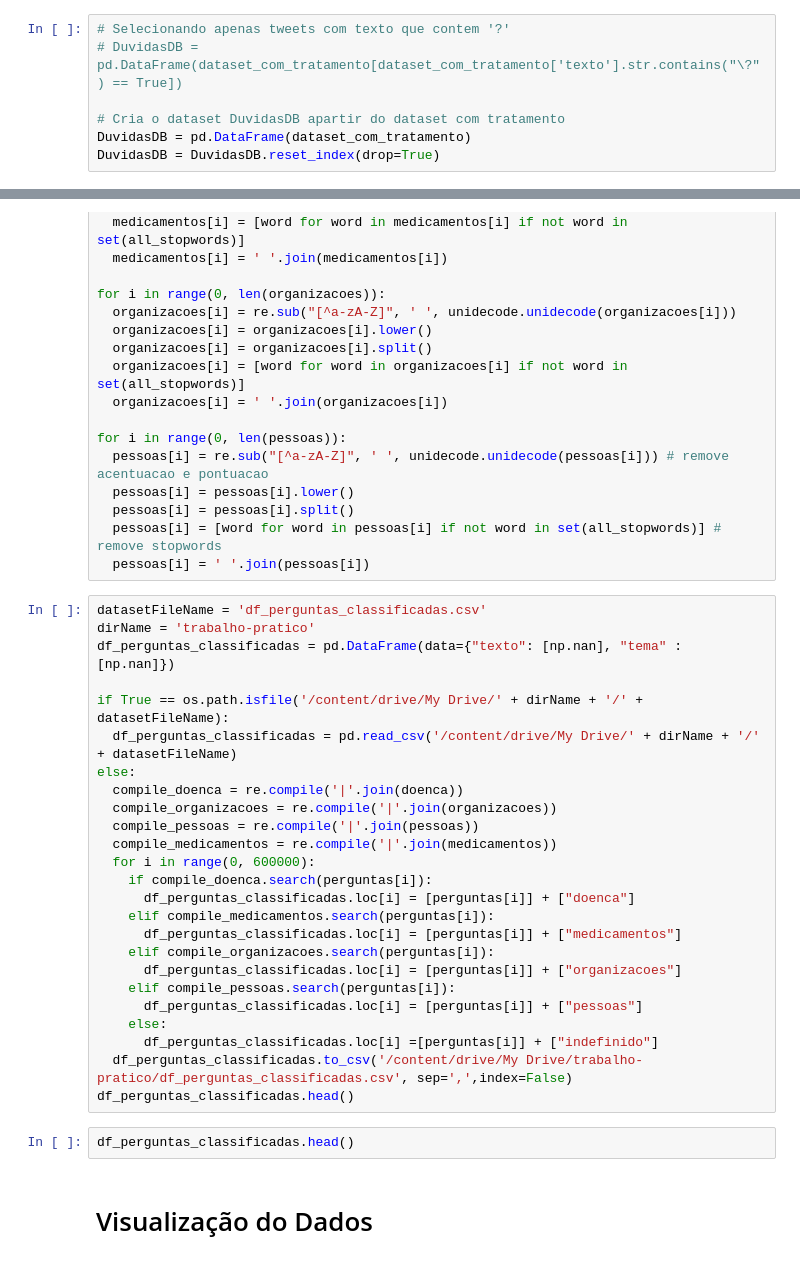
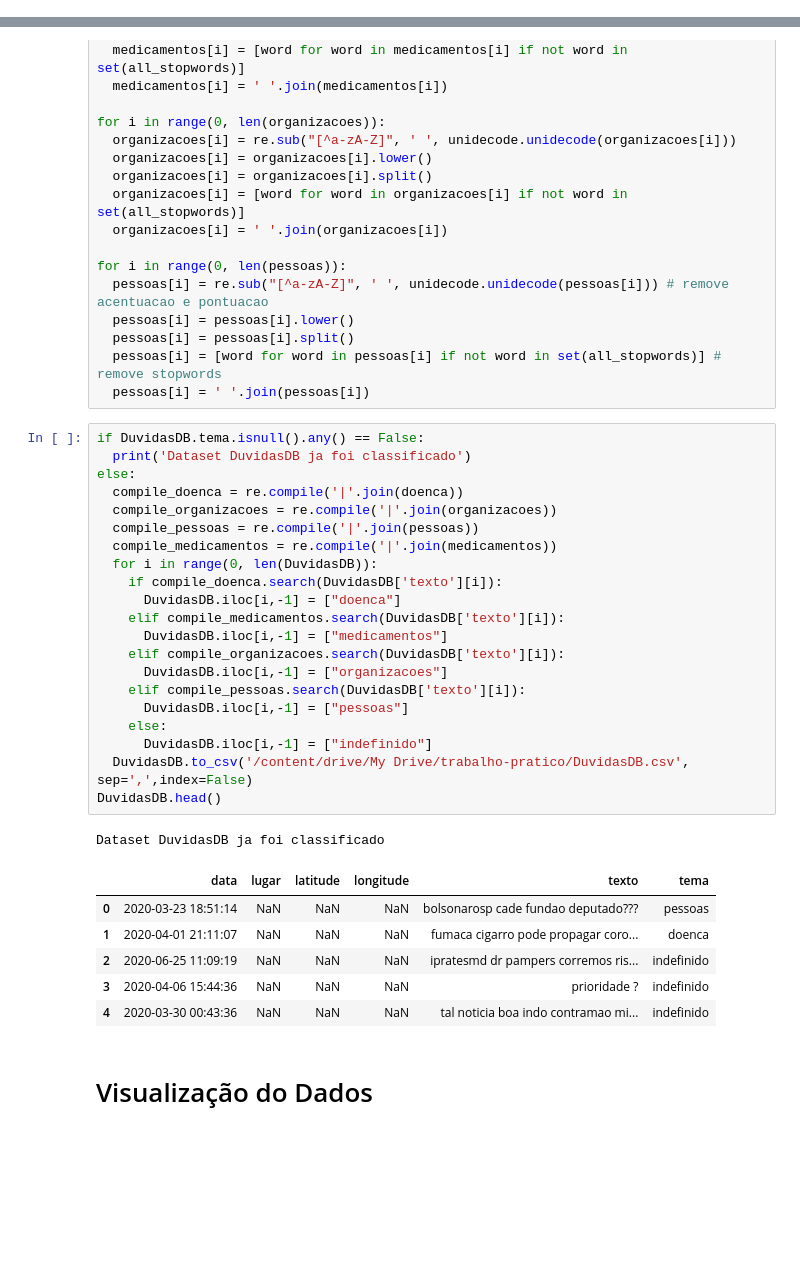
Before and after one commit to ednux/data-science-twitters-covid, a Jupyter notebook: main.ipynb, the cells around one changed output, grey strips where cells are left out. Cells and saved outputs as stored; diff of their text form; blank space fills up the shorter version.

Commit message:
Refatoração da seleção e classificação do dataset DuvidasDB

```diff
--- a/main.ipynb
+++ b/main.ipynb
@@ -998,12 +998,5 @@ dataset_com_tratamento = dataset_com_tratamento.reset_index(drop=True)
 # %% [markdown]
 ## Criando o *dataset* DuvidasDB
-# %%
-# Selecionando apenas tweets com texto que contem '?'
-# DuvidasDB = pd.DataFrame(dataset_com_tratamento[dataset_com_tratamento['texto'].str.contains("\?") == True])
-
-# Cria o dataset DuvidasDB apartir do dataset com tratamento
-DuvidasDB = pd.DataFrame(dataset_com_tratamento)
-DuvidasDB = DuvidasDB.reset_index(drop=True)
 # %%
 all_stopwords = list()
 with open("/content/drive/My Drive/trabalho-pratico/custom_portuguese.txt", "r") as a_file:
@@ -1072,32 +1073,34 @@ for i in range(0, len(pessoas)):
   pessoas[i] = [word for word in pessoas[i] if not word in set(all_stopwords)] # remove stopwords
   pessoas[i] = ' '.join(pessoas[i])
 # %%
-datasetFileName = 'df_perguntas_classificadas.csv'
-dirName = 'trabalho-pratico'
-df_perguntas_classificadas = pd.DataFrame(data={"texto": [np.nan], "tema" : [np.nan]})
-
-if True == os.path.isfile('/content/drive/My Drive/' + dirName + '/' + datasetFileName):
-  df_perguntas_classificadas = pd.read_csv('/content/drive/My Drive/' + dirName + '/' + datasetFileName)
+if DuvidasDB.tema.isnull().any() == False:
+  print('Dataset DuvidasDB ja foi classificado')
 else:
   compile_doenca = re.compile('|'.join(doenca))
   compile_organizacoes = re.compile('|'.join(organizacoes))
   compile_pessoas = re.compile('|'.join(pessoas))
   compile_medicamentos = re.compile('|'.join(medicamentos))
-  for i in range(0, 600000):
-    if compile_doenca.search(perguntas[i]):
-      df_perguntas_classificadas.loc[i] = [perguntas[i]] + ["doenca"]
-    elif compile_medicamentos.search(perguntas[i]):
-      df_perguntas_classificadas.loc[i] = [perguntas[i]] + ["medicamentos"]
-    elif compile_organizacoes.search(perguntas[i]):
-      df_perguntas_classificadas.loc[i] = [perguntas[i]] + ["organizacoes"]
-    elif compile_pessoas.search(perguntas[i]):
-      df_perguntas_classificadas.loc[i] = [perguntas[i]] + ["pessoas"]
+  for i in range(0, len(DuvidasDB)):
+    if compile_doenca.search(DuvidasDB['texto'][i]):
+      DuvidasDB.iloc[i,-1] = ["doenca"]
+    elif compile_medicamentos.search(DuvidasDB['texto'][i]):
+      DuvidasDB.iloc[i,-1] = ["medicamentos"]
+    elif compile_organizacoes.search(DuvidasDB['texto'][i]):
+      DuvidasDB.iloc[i,-1] = ["organizacoes"]
+    elif compile_pessoas.search(DuvidasDB['texto'][i]):
+      DuvidasDB.iloc[i,-1] = ["pessoas"]
     else:
-      df_perguntas_classificadas.loc[i] =[perguntas[i]] + ["indefinido"]
-  df_perguntas_classificadas.to_csv('/content/drive/My Drive/trabalho-pratico/df_perguntas_classificadas.csv', sep=',',index=False)
-df_perguntas_classificadas.head()
+      DuvidasDB.iloc[i,-1] = ["indefinido"]
+  DuvidasDB.to_csv('/content/drive/My Drive/trabalho-pratico/DuvidasDB.csv', sep=',',index=False)
+DuvidasDB.head()
+# %% [output]
+Dataset DuvidasDB ja foi classificado
+|  | data | lugar | latitude | longitude | texto | tema |
+| 0 | 2020-03-23 18:51:14 | NaN | NaN | NaN | bolsonarosp cade fundao deputado??? | pessoas |
+| 1 | 2020-04-01 21:11:07 | NaN | NaN | NaN | fumaca cigarro pode propagar coro... | doenca |
+| 2 | 2020-06-25 11:09:19 | NaN | NaN | NaN | ipratesmd dr pampers corremos ris... | indefinido |
+| 3 | 2020-04-06 15:44:36 | NaN | NaN | NaN | prioridade ? | indefinido |
+| 4 | 2020-03-30 00:43:36 | NaN | NaN | NaN | tal noticia boa indo contramao mi... | indefinido |
-# %%
-df_perguntas_classificadas.head()
 # %% [markdown]
 # Visualização do Dados
 # %% [markdown]
```
Also changed, not shown: parts of 6 cells of this notebook.
